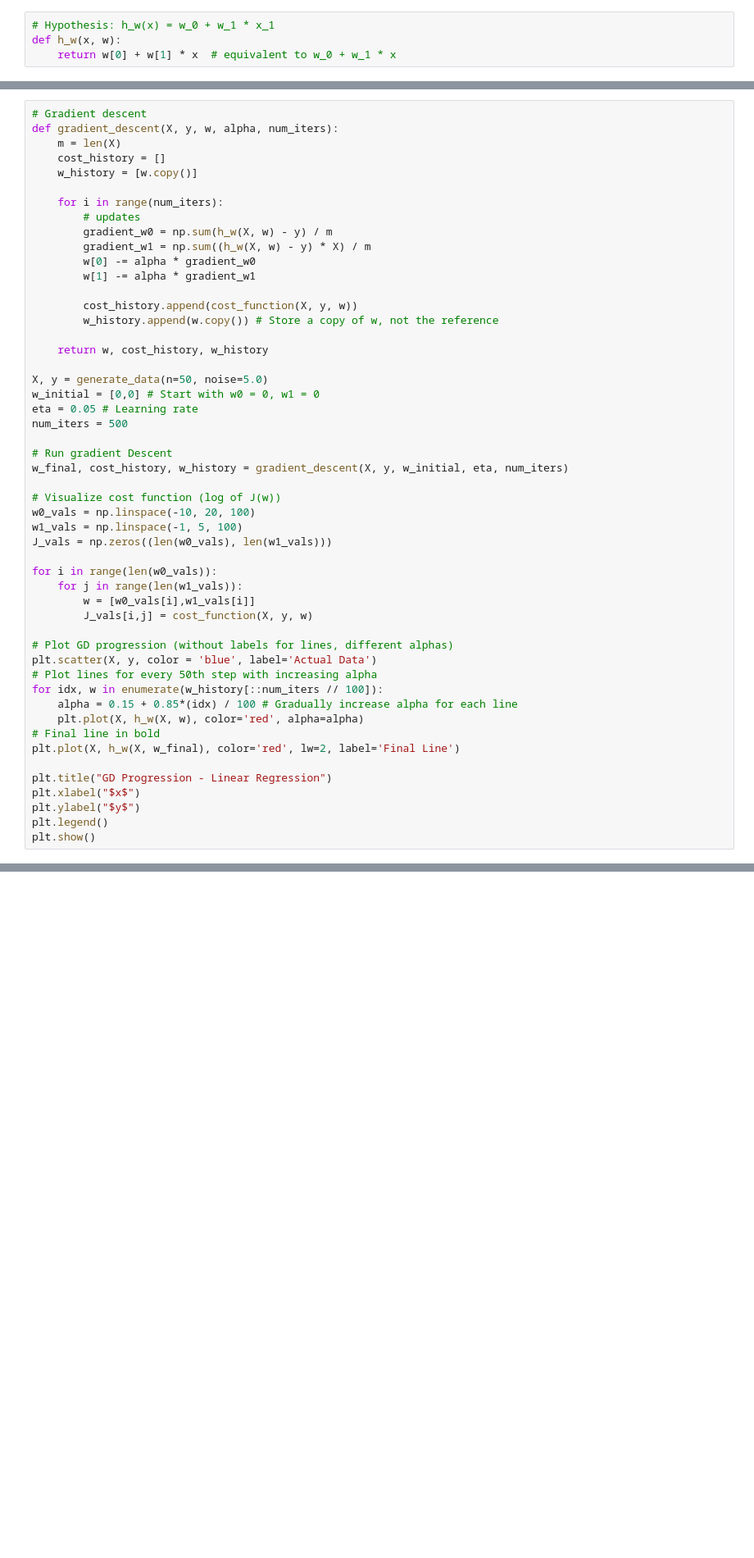
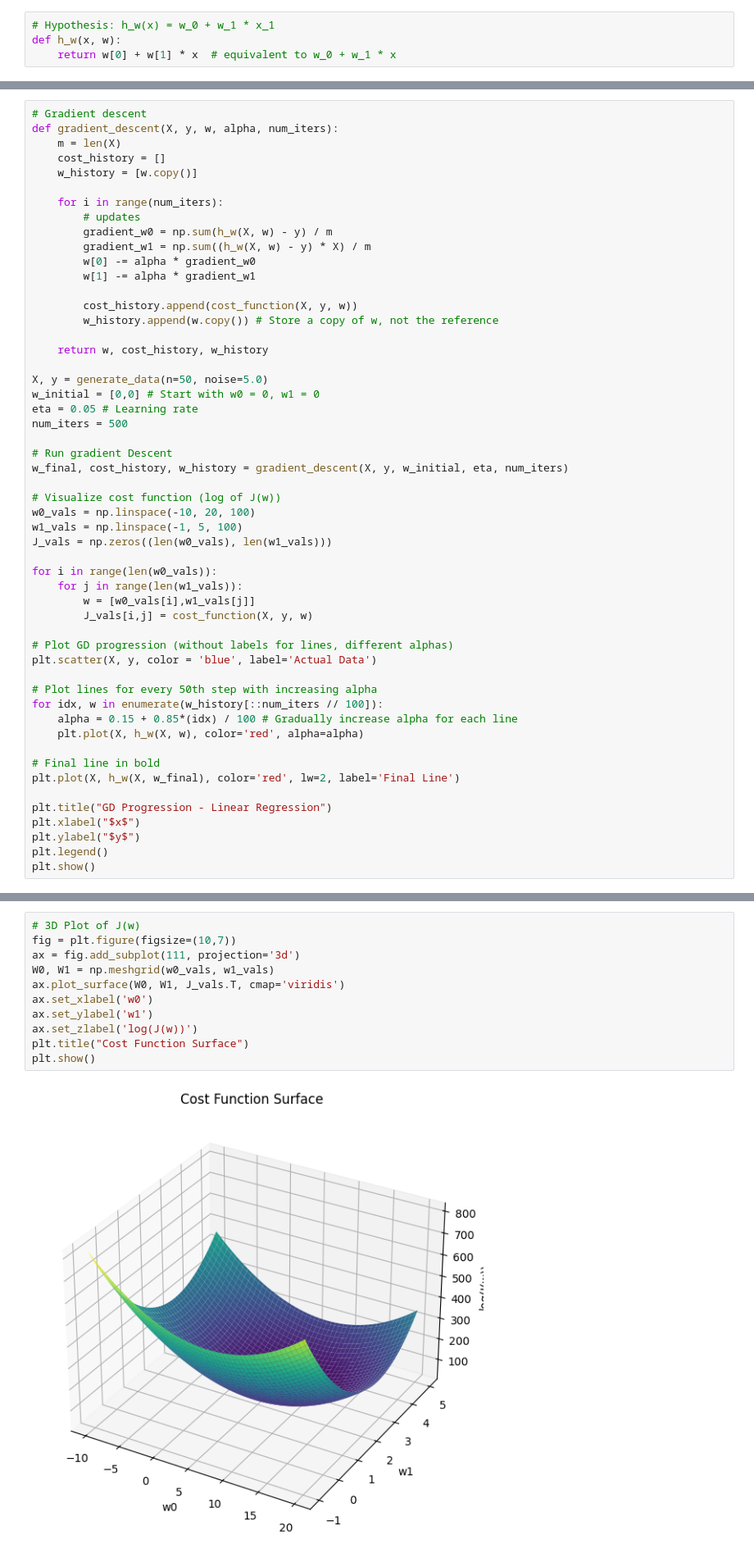
Before and after one commit to tala-kiyani/Introduction_to_Machine_Learning, a Jupyter notebook: Chapter_01_Supervised_Learning/Gradient_Descent.ipynb, the cells around one changed output, grey strips where cells are left out. Shown at 82% size. Saved outputs shown, nothing was run; the diff lists cells and outputs as text; blank space fills up the shorter version.

Commit message:
Gradient_Decent for Linear_Regression project

```diff
--- a/Chapter_01_Supervised_Learning/Gradient_Descent.ipynb
+++ b/Chapter_01_Supervised_Learning/Gradient_Descent.ipynb
@@ -72,15 +73,17 @@ J_vals = np.zeros((len(w0_vals), len(w1_vals)))
 
 for i in range(len(w0_vals)):
     for j in range(len(w1_vals)):
-        w = [w0_vals[i],w1_vals[i]]
+        w = [w0_vals[i],w1_vals[j]]
         J_vals[i,j] = cost_function(X, y, w)
 
 # Plot GD progression (without labels for lines, different alphas)
 plt.scatter(X, y, color = 'blue', label='Actual Data')
+
 # Plot lines for every 50th step with increasing alpha
 for idx, w in enumerate(w_history[::num_iters // 100]):
     alpha = 0.15 + 0.85*(idx) / 100 # Gradually increase alpha for each line
     plt.plot(X, h_w(X, w), color='red', alpha=alpha)
+
 # Final line in bold
 plt.plot(X, h_w(X, w_final), color='red', lw=2, label='Final Line')
 
@@ -93,0 +102,13 @@ plt.show()
+# %%
+# 3D Plot of J(w)
+fig = plt.figure(figsize=(10,7))
+ax = fig.add_subplot(111, projection='3d')
+W0, W1 = np.meshgrid(w0_vals, w1_vals)
+ax.plot_surface(W0, W1, J_vals.T, cmap='viridis')
+ax.set_xlabel('w0')
+ax.set_ylabel('w1')
+ax.set_zlabel('log(J(w))')
+plt.title("Cost Function Surface")
+plt.show()
+# %% [output]
+[figure, added]
```
Also changed, not shown: parts of 4 cells of this notebook.
